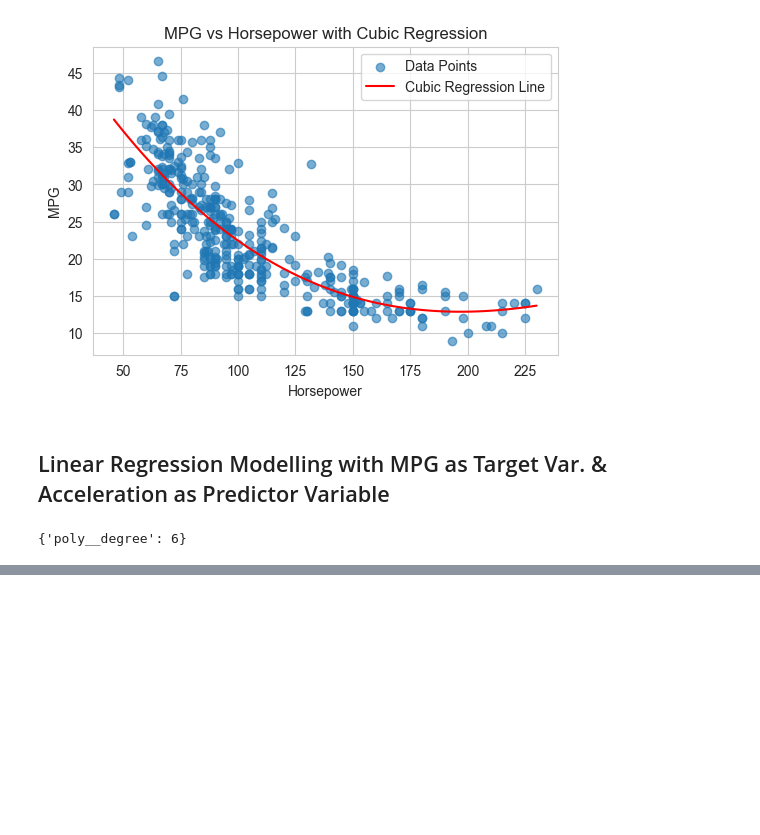
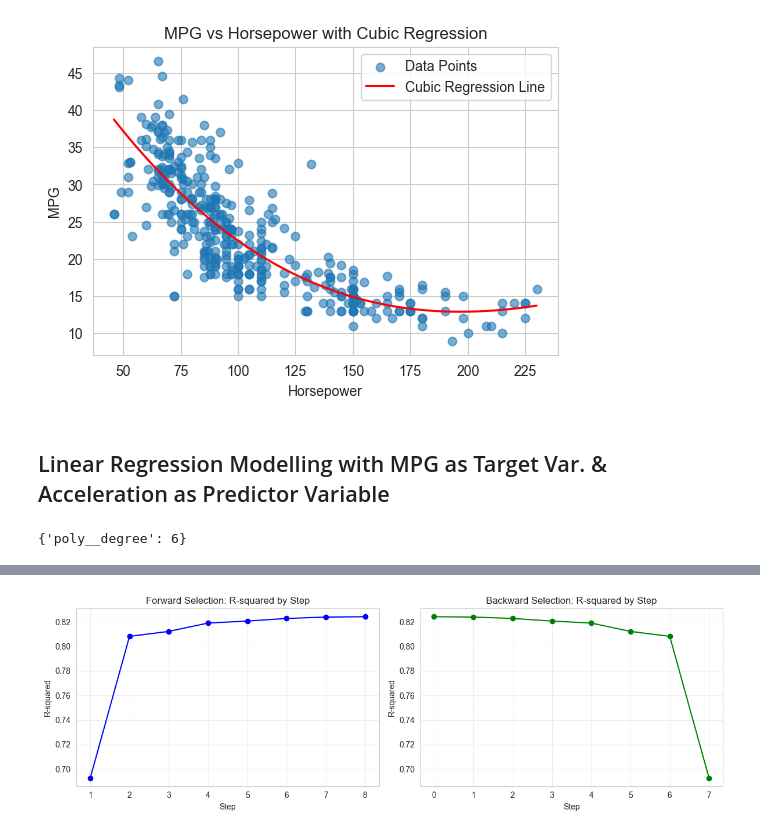
Before and after one commit to ericcoopey/dsa250_sp26, a Jupyter notebook: M5-MachineLearning/LAB-LinearRegAdvanced.ipynb, the cells around one changed output, grey strips where cells are left out. Cells and saved outputs as stored; diff of their text form; code cells hidden in the pictures; blank space fills up the shorter version.

```diff
--- a/M5-MachineLearning/LAB-LinearRegAdvanced.ipynb
+++ b/M5-MachineLearning/LAB-LinearRegAdvanced.ipynb
@@ -389,0 +582,29 @@ Both methods are used to build a simpler linear regression model that keeps the
+# %%
+forward_steps = [step_number for step_number, _, _, _ in forward_history]
+forward_r2 = [score for _, _, score, _ in forward_history]
+
+backward_steps = [0] + [step_number for step_number, _, _, _ in backward_history]
+backward_r2 = [full_score] + [score for _, _, score, _ in backward_history]
+
+plt.figure(figsize=(12, 4))
+
+plt.subplot(1, 2, 1)
+plt.plot(forward_steps, forward_r2, marker='o', color='blue')
+plt.title('Forward Selection: R-squared by Step')
+plt.xlabel('Step')
+plt.ylabel('R-squared')
+plt.xticks(forward_steps)
+plt.grid(alpha=0.3)
+
+plt.subplot(1, 2, 2)
+plt.plot(backward_steps, backward_r2, marker='o', color='green')
+plt.title('Backward Selection: R-squared by Step')
+plt.xlabel('Step')
+plt.ylabel('R-squared')
+plt.xticks(backward_steps)
+plt.grid(alpha=0.3)
+
+plt.tight_layout()
+plt.show()
+# %% [output]
+[figure, added]
```
Also changed, not shown: parts of 25 cells of this notebook, 3 other files.
